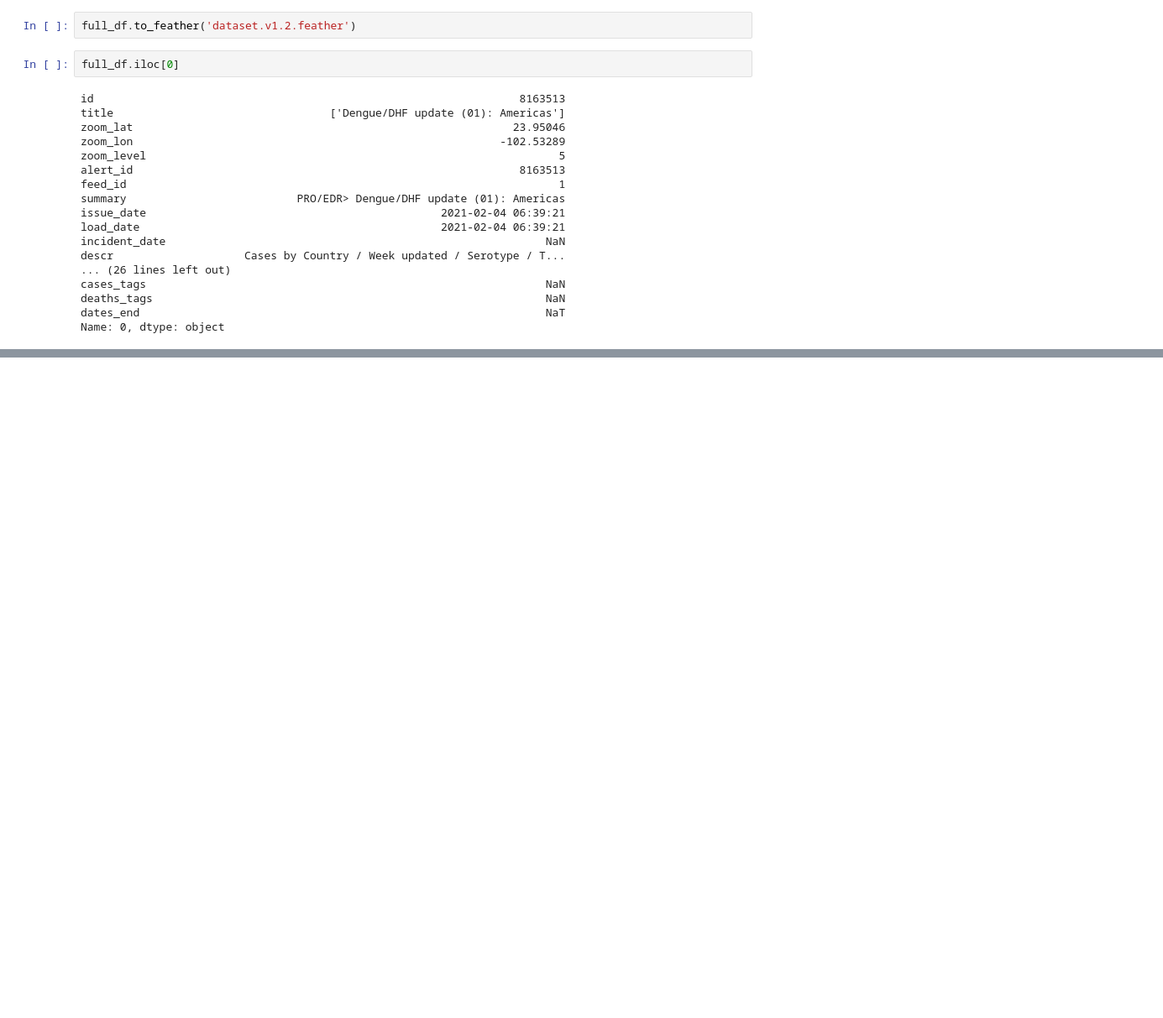
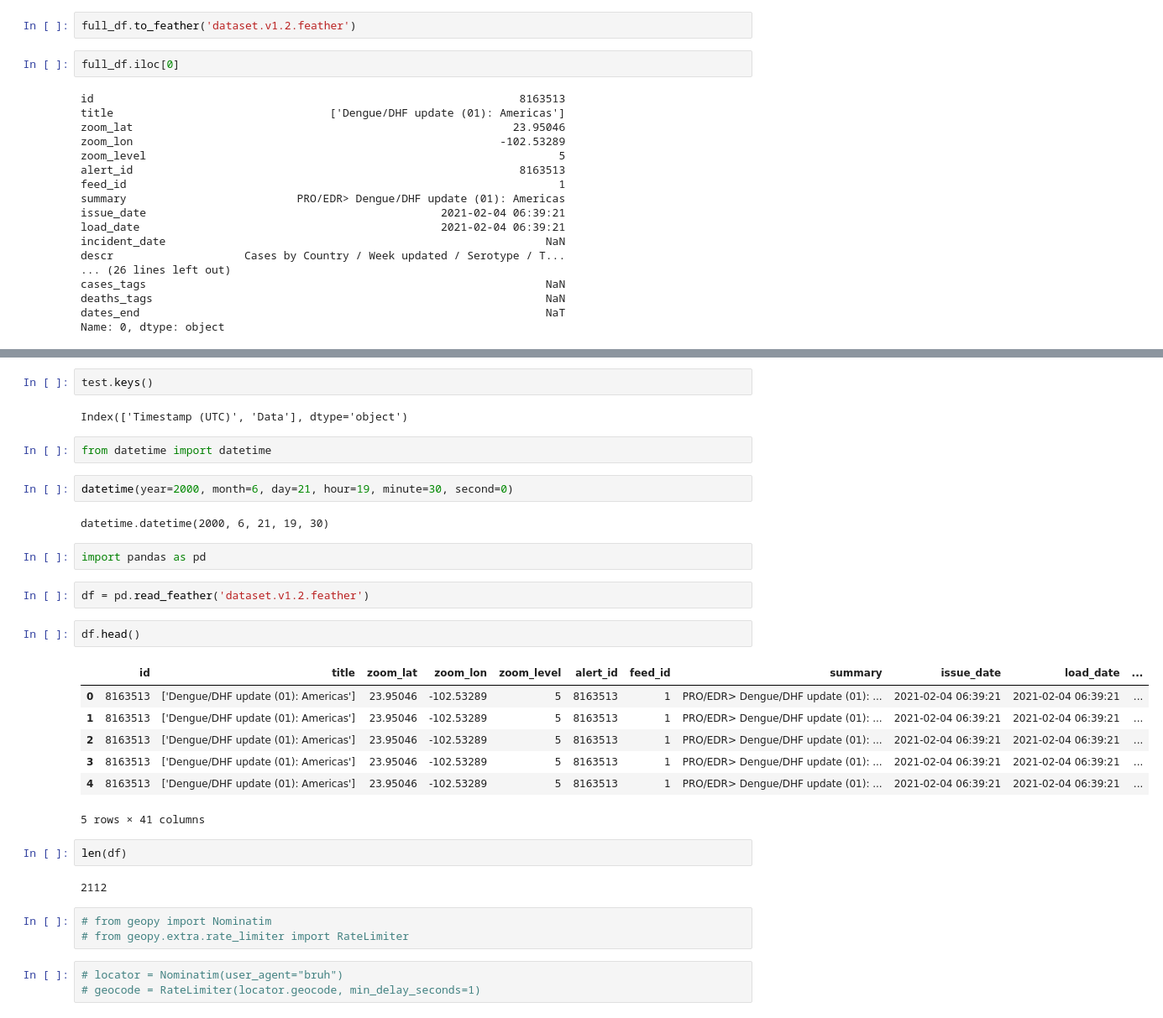
Before and after one commit to spac3-sam/vector-borne-disease-analytics, a Jupyter notebook: parse3.ipynb, the cells around one changed output, grey strips where cells are left out. Shown: that part at 84% size. Saved outputs shown, nothing was run; the diff lists cells and outputs as text; blank space fills up the shorter version.

Commit message:
analysis work and dataset

```diff
--- a/parse3.ipynb
+++ b/parse3.ipynb
@@ -86,0 +132,34 @@ full_df[(full_df['disease'] == 'dengue') & full_df['cases'] > 1000]
+# %%
+test.keys()
+# %% [output]
+Index(['Timestamp (UTC)', 'Data'], dtype='object')
+# %%
+from datetime import datetime
+# %%
+datetime(year=2000, month=6, day=21, hour=19, minute=30, second=0)
+# %% [output]
+datetime.datetime(2000, 6, 21, 19, 30)
+# %%
+import pandas as pd
+# %%
+df = pd.read_feather('dataset.v1.2.feather')
+# %%
+df.head()
+# %% [output]
+|  | id | title | zoom_lat | zoom_lon | zoom_level | alert_id | feed_id | summary | issue_date | load_date | ... |
+| 0 | 8163513 | ['Dengue/DHF update (01): Americas'] | 23.95046 | -102.53289 | 5 | 8163513 | 1 | PRO/EDR> Dengue/DHF update (01): ... | 2021-02-04 06:39:21 | 2021-02-04 06:39:21 | ... |
+| 1 | 8163513 | ['Dengue/DHF update (01): Americas'] | 23.95046 | -102.53289 | 5 | 8163513 | 1 | PRO/EDR> Dengue/DHF update (01): ... | 2021-02-04 06:39:21 | 2021-02-04 06:39:21 | ... |
+| 2 | 8163513 | ['Dengue/DHF update (01): Americas'] | 23.95046 | -102.53289 | 5 | 8163513 | 1 | PRO/EDR> Dengue/DHF update (01): ... | 2021-02-04 06:39:21 | 2021-02-04 06:39:21 | ... |
+| 3 | 8163513 | ['Dengue/DHF update (01): Americas'] | 23.95046 | -102.53289 | 5 | 8163513 | 1 | PRO/EDR> Dengue/DHF update (01): ... | 2021-02-04 06:39:21 | 2021-02-04 06:39:21 | ... |
+| 4 | 8163513 | ['Dengue/DHF update (01): Americas'] | 23.95046 | -102.53289 | 5 | 8163513 | 1 | PRO/EDR> Dengue/DHF update (01): ... | 2021-02-04 06:39:21 | 2021-02-04 06:39:21 | ... |
+5 rows × 41 columns
+# %%
+len(df)
+# %% [output]
+2112
+# %%
+# from geopy import Nominatim
+# from geopy.extra.rate_limiter import RateLimiter
+# %%
+# locator = Nominatim(user_agent="bruh")
+# geocode = RateLimiter(locator.geocode, min_delay_seconds=1)
```
Also changed, not shown: parts of 15 cells of this notebook, 5 other files.
